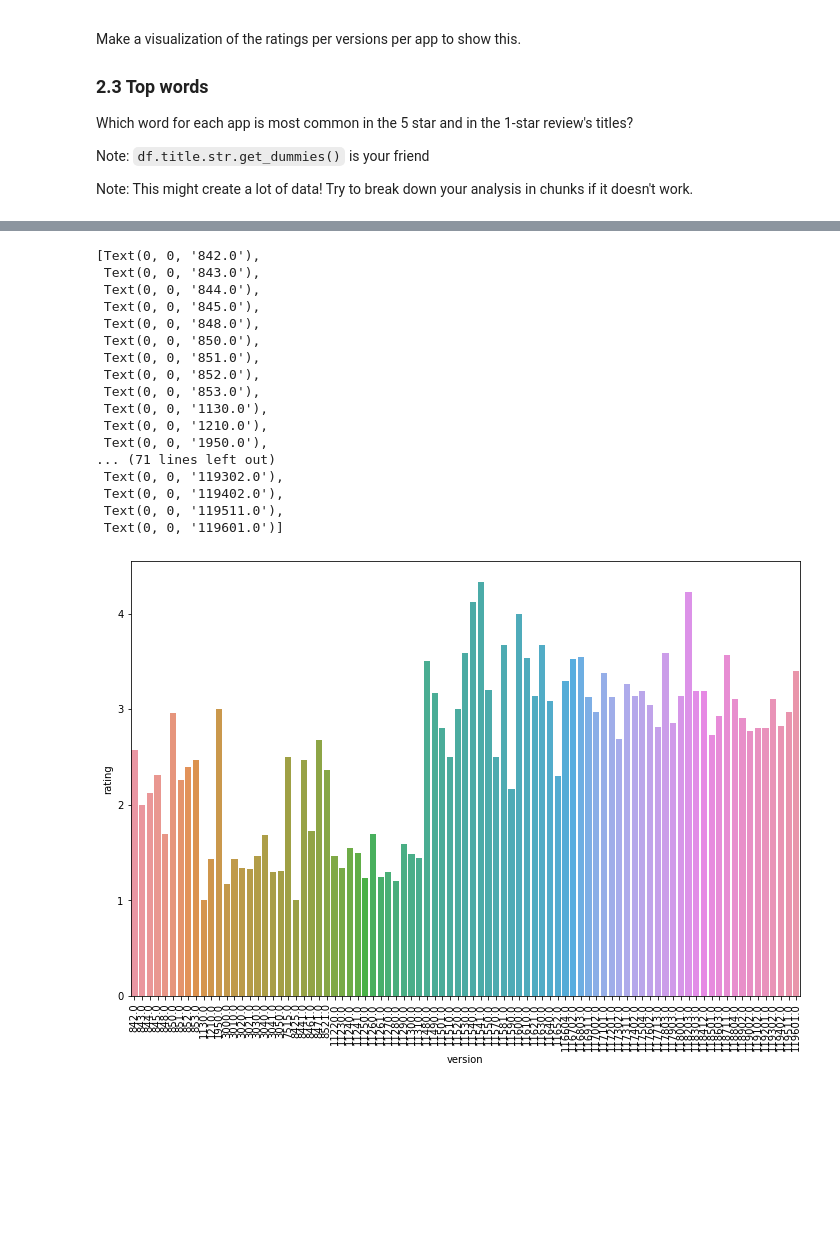
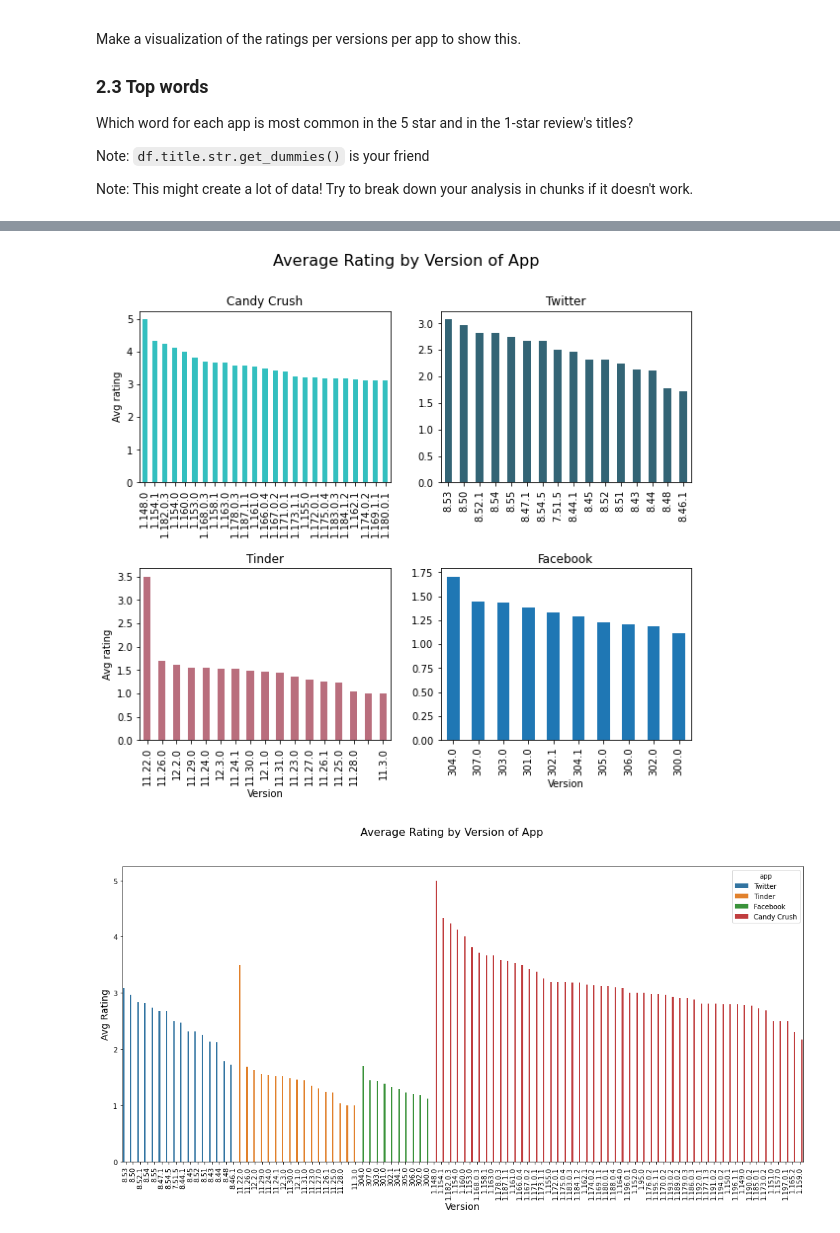
Before and after one commit to cb-ds-1/4-5-web-data, a Jupyter notebook: workshop.ipynb, the cells around one changed output, grey strips where cells are left out. Saved outputs shown, nothing was run; the diff lists cells and outputs as text; code cells hidden in the pictures; blank space fills up the shorter version.

```diff
--- a/workshop.ipynb
+++ b/workshop.ipynb
@@ -104,14 +105,12 @@ Note: This might create a lot of data! Try to break down your analysis in chunks
 # %%
 # 2.1 Get all english reviews you can for Candy Crush, Tinder, the Facebook app and Twitter (you have to get them from all the english-speaking countries you can think of!).
 # %%
-df = pd.DataFrame(columns = ['countries', 'app', 'review'])
+df = pd.DataFrame(columns = ['countries', 'app', 'review', 'title', 'version', 'rating'])
 empty_df = df.copy()
 # %%
-# GOT IT 🥲
-
 COUNTRY_CODE = ['us','gb','ca','au']
 APP_ID = {'Candy Crush': '553834731','Tinder': '547702041','Facebook': '284882215','Twitter': '333903271'}
-PAGE_NUMBER = [str(i) for i in range(1,99)] #not sure how many pages there are, so giving it a long list.
+PAGE_NUMBER = [str(i) for i in range(1,99)] #running through all pages until no more pages
 REVIEW_LIST = []
 #df = pd.DataFrame(columns = keys)
 # try:
@@ -119,7 +118,7 @@ for app, id_n in APP_ID.items():
     for country in COUNTRY_CODE:
         for page in PAGE_NUMBER:
             r = requests.get(f'https://itunes.apple.com/{country}/rss/customerreviews/id={id_n}/page={page}/sortby=mostrecent/json')
-            if r:
+            if r: # will exit this forloop if page number doesnt exist
                 cont = json.loads(r.content)
                 c = cont['feed']['entry']
                 temp_df = empty_df.copy()
@@ -127,9 +126,7 @@ for app, id_n in APP_ID.items():
                     temp_df = pd.concat(
                         [temp_df, pd.DataFrame(
                             data={'countries' : [country],
-                                  'app' : [app], 'review' : [c[i]['content']['label']]})])
+                                  'app' : [app], 'review' : [c[i]['content']['label']], 'title' : [c[i]['title']['label']], 'version' : [c[i]['im:version']['label']], 'rating' : [c[i]['im:rating']['label']]})])
                 df = df.append(temp_df, ignore_index=True)
             else:
                 break;
-# except KeyError:
-#     pass
@@ -291,0 +151,4 @@ plot.set_xticklabels(plot.get_xticklabels(), rotation=90)
+# %%
+# 2.2 For each app, version that is best rated
+
+df.rating = df.rating.astype(int)
@@ -292,35 +158,43 @@ plot.set_xticklabels(plot.get_xticklabels(), rotation=90)
+# %%
+# Sorted best to worst rated
+import matplotlib.pyplot as plt
+fig, axes = plt.subplots(nrows=2, ncols=2, figsize=(10, 8))
+# fig.tight_layout(pad=4.0)
+fig.subplots_adjust(left=None, bottom=None, right=None, top=None, wspace=None, hspace=0.5)
+df1['Candy Crush'][:25].plot.bar(ax=axes[0,0], color=(0, 0.69, 0.69, 0.8))
+axes[0,0].set_title('Candy Crush')
+axes[0,0].set_ylabel("Avg rating")
+axes[0,0].xaxis.label.set_visible(False)
+df1['Twitter'][:25].plot.bar(ax=axes[0,1], color=(0, 0.24, 0.32, 0.8))
+axes[0,1].set_title('Twitter')
+axes[0,1].xaxis.label.set_visible(False)
+df1['Tinder'][:25].plot.bar(ax=axes[1,0], color=(0.66, 0.29, 0.36, 0.8))
+axes[1,0].set_title('Tinder')
+axes[1,0].set_ylabel("Avg rating")
+axes[1,0].set_xlabel("Version")
+df1['Facebook'][:25].plot.bar(ax=axes[1,1])
+axes[1,1].set_title('Facebook')
+axes[1,1].set_xlabel("Version")
+plt.suptitle('Average Rating by Version of App', size=16);
+# %% [output]
+[figure, added]
 # %%
-# For each app, get the version that is the best rated.
-# Make a visualization of the ratings per versions per app to show this.
+# Or this way:
+
 import seaborn as sns
 import matplotlib.pyplot as plt
 
 
-df_rating.groupby(['app', 'version'])['rating'].mean()
-x = df_rating.groupby(['app', 'version'])
-plt, ax = plt.subplots(figsize = (12,8))
+df_sorted = df.groupby(['app', 'version'])['rating'].mean().reset_index().sort_values(by=['app', 'rating'], ascending=False)
+x = df.groupby(['app', 'version'])
+plt, ax = plt.subplots(figsize = (18,8))
 
-plot=sns.barplot(x = 'version', y='rating', data=df_sorted)
+plot=sns.barplot(x = 'version', y='rating', data=df_sorted, hue='app')
 # plt.setp(plot.get_xticklabels(), rotation=90)
 plot.set_xticklabels(plot.get_xticklabels(), rotation=90)
+plot.set_xlabel("Version",fontsize=14)
+plot.set_ylabel("Avg Rating",fontsize=14)
+plt.suptitle('Average Rating by Version of App', size=16);
 # sns.histplot(data=df_rating, x='version', y='rating')
-## WAS HERE
 # %% [output]
-[Text(0, 0, '842.0'),
- Text(0, 0, '843.0'),
- Text(0, 0, '844.0'),
- Text(0, 0, '845.0'),
- Text(0, 0, '848.0'),
- Text(0, 0, '850.0'),
- Text(0, 0, '851.0'),
- Text(0, 0, '852.0'),
- Text(0, 0, '853.0'),
- Text(0, 0, '1130.0'),
- Text(0, 0, '1210.0'),
- Text(0, 0, '1950.0'),
-... (71 lines left out)
- Text(0, 0, '119302.0'),
- Text(0, 0, '119402.0'),
- Text(0, 0, '119511.0'),
- Text(0, 0, '119601.0')]
-[figure, old version]
+[figure, new version]
```
Also changed, not shown: parts of 66 cells of this notebook.
